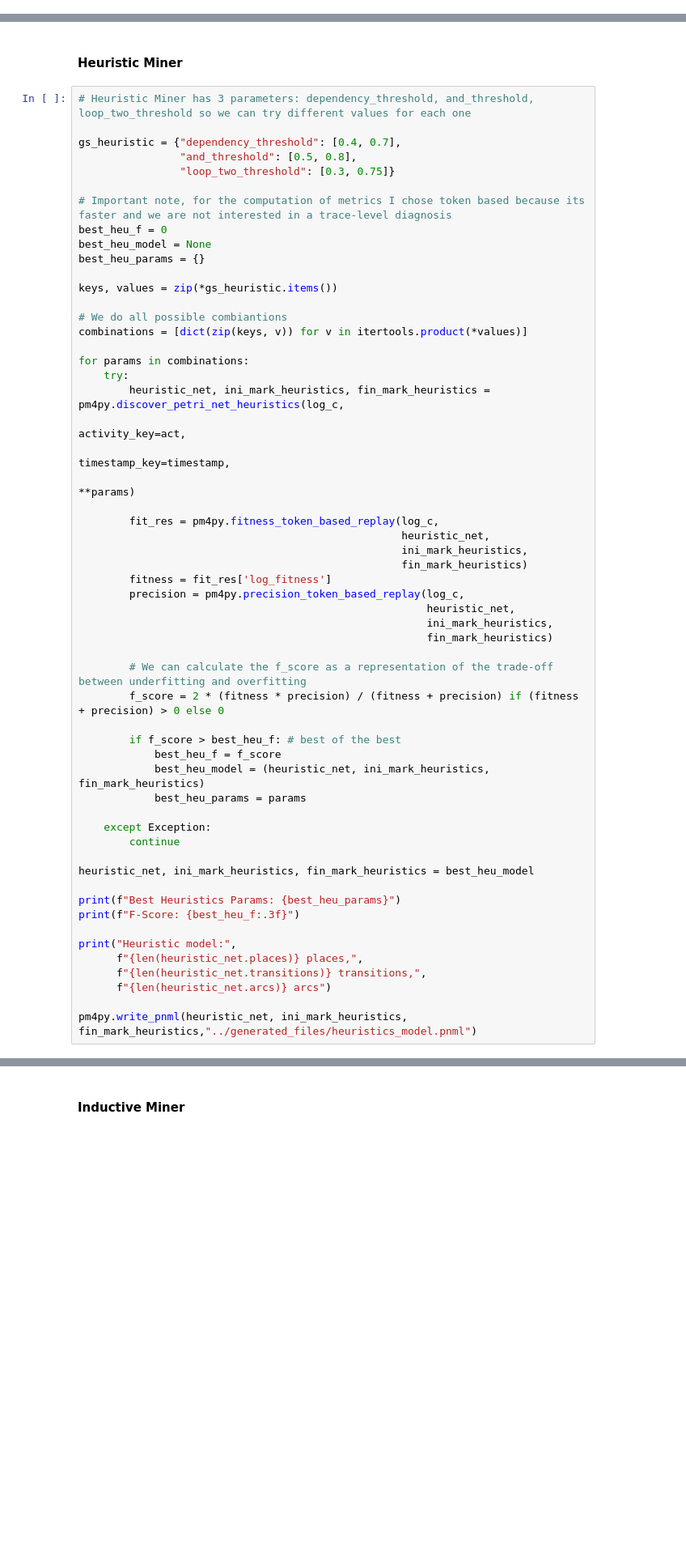
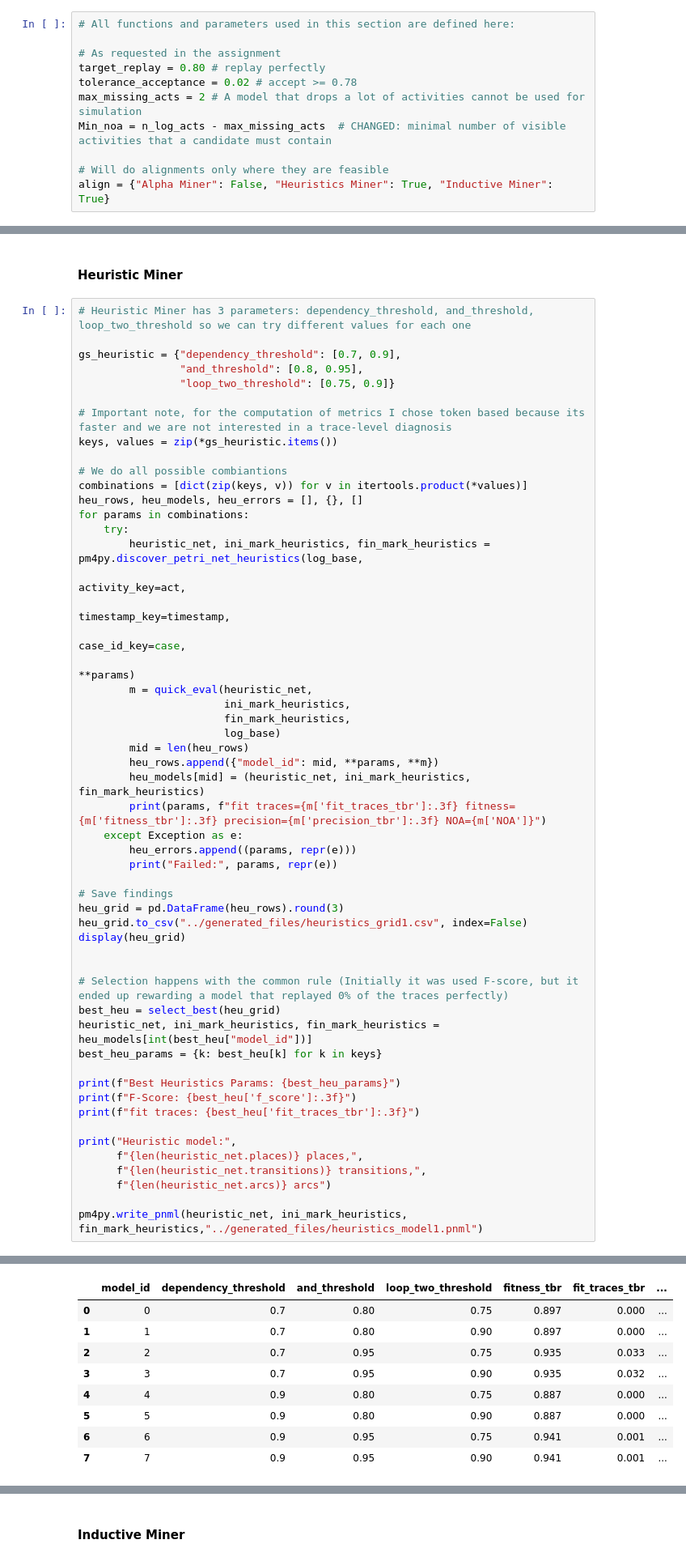
Before and after one commit to M1l3na24/First-Assignment-BPPSO-WS26-27, a Jupyter notebook: notebooks/assignmentI.ipynb, the cells around one changed output, grey strips where cells are left out. Shown at 81% size. Cells and saved outputs as stored; diff of their text form; blank space fills up the shorter version.

Commit message:
Changes in flow of final model

```diff
--- a/notebooks/assignmentI.ipynb
+++ b/notebooks/assignmentI.ipynb
@@ -798,0 +834,11 @@ log_c = log_c.sort_values([case, timestamp], kind="stable")  # NOTE: In case of
+# %%
+# All functions and parameters used in this section are defined here:
+
+# As requested in the assignment
+target_replay = 0.80 # replay perfectly
+tolerance_acceptance = 0.02 # accept >= 0.78
+max_missing_acts = 2 # A model that drops a lot of activities cannot be used for simulation
+Min_noa = n_log_acts - max_missing_acts  # CHANGED: minimal number of visible activities that a candidate must contain
+
+# Will do alignments only where they are feasible
+align = {"Alpha Miner": False, "Heuristics Miner": True, "Inductive Miner": True}
@@ -820,57 +1035,54 @@ Alpha model: 25 places, 24 transitions, 87 arcs
 # %%
 # Heuristic Miner has 3 parameters: dependency_threshold, and_threshold, loop_two_threshold so we can try different values for each one
 
-gs_heuristic = {"dependency_threshold": [0.4, 0.7],
-                "and_threshold": [0.5, 0.8],
-                "loop_two_threshold": [0.3, 0.75]}
+gs_heuristic = {"dependency_threshold": [0.7, 0.9],
+                "and_threshold": [0.8, 0.95],
+                "loop_two_threshold": [0.75, 0.9]}
 
 # Important note, for the computation of metrics I chose token based because its faster and we are not interested in a trace-level diagnosis
-best_heu_f = 0
-best_heu_model = None
-best_heu_params = {}
-
 keys, values = zip(*gs_heuristic.items())
 
 # We do all possible combiantions
 combinations = [dict(zip(keys, v)) for v in itertools.product(*values)]
-
+heu_rows, heu_models, heu_errors = [], {}, []
 for params in combinations:
     try:
-        heuristic_net, ini_mark_heuristics, fin_mark_heuristics = pm4py.discover_petri_net_heuristics(log_c,
+        heuristic_net, ini_mark_heuristics, fin_mark_heuristics = pm4py.discover_petri_net_heuristics(log_base,
                                                                                                       activity_key=act,
                                                                                                       timestamp_key=timestamp,
+                                                                                                      case_id_key=case,
                                                                                                       **params)
+        m = quick_eval(heuristic_net,
+                       ini_mark_heuristics,
+                       fin_mark_heuristics,
+                       log_base)
+        mid = len(heu_rows)
+        heu_rows.append({"model_id": mid, **params, **m})
+        heu_models[mid] = (heuristic_net, ini_mark_heuristics, fin_mark_heuristics)
+        print(params, f"fit traces={m['fit_traces_tbr']:.3f} fitness={m['fitness_tbr']:.3f} precision={m['precision_tbr']:.3f} NOA={m['NOA']}")
+    except Exception as e:
+        heu_errors.append((params, repr(e)))
+        print("Failed:", params, repr(e))
 
-        fit_res = pm4py.fitness_token_based_replay(log_c,
-                                                   heuristic_net,
-                                                   ini_mark_heuristics,
-                                                   fin_mark_heuristics)
-        fitness = fit_res['log_fitness']
-        precision = pm4py.precision_token_based_replay(log_c,
-                                                       heuristic_net,
-                                                       ini_mark_heuristics,
-                                                       fin_mark_heuristics)
+# Save findings
+heu_grid = pd.DataFrame(heu_rows).round(3)
+heu_grid.to_csv("../generated_files/heuristics_grid1.csv", index=False)
+display(heu_grid)
 
-        # We can calculate the f_score as a representation of the trade-off between underfitting and overfitting
-        f_score = 2 * (fitness * precision) / (fitness + precision) if (fitness + precision) > 0 else 0
 
-        if f_score > best_heu_f: # best of the best
-            best_heu_f = f_score
-            best_heu_model = (heuristic_net, ini_mark_heuristics, fin_mark_heuristics)
-            best_heu_params = params
-
-    except Exception:
-        continue
-
-heuristic_net, ini_mark_heuristics, fin_mark_heuristics = best_heu_model
+# Selection happens with the common rule (Initially it was used F-score, but it ended up rewarding a model that replayed 0% of the traces perfectly)
+best_heu = select_best(heu_grid)
+heuristic_net, ini_mark_heuristics, fin_mark_heuristics = heu_models[int(best_heu["model_id"])]
+best_heu_params = {k: best_heu[k] for k in keys}
 
 print(f"Best Heuristics Params: {best_heu_params}")
-print(f"F-Score: {best_heu_f:.3f}")
+print(f"F-Score: {best_heu['f_score']:.3f}")
+print(f"fit traces: {best_heu['fit_traces_tbr']:.3f}")
 
 print("Heuristic model:",
       f"{len(heuristic_net.places)} places,",
       f"{len(heuristic_net.transitions)} transitions,",
       f"{len(heuristic_net.arcs)} arcs")
 
-pm4py.write_pnml(heuristic_net, ini_mark_heuristics, fin_mark_heuristics,"../generated_files/heuristics_model.pnml")
+pm4py.write_pnml(heuristic_net, ini_mark_heuristics, fin_mark_heuristics,"../generated_files/heuristics_model1.pnml")
 # %% [output]
@@ -879,0 +1097,9 @@ Heuristic model: 48 places, 97 transitions, 217 arcs
+|  | model_id | dependency_threshold | and_threshold | loop_two_threshold | fitness_tbr | fit_traces_tbr | ... |
+| 0 | 0 | 0.7 | 0.80 | 0.75 | 0.897 | 0.000 | ... |
+| 1 | 1 | 0.7 | 0.80 | 0.90 | 0.897 | 0.000 | ... |
+| 2 | 2 | 0.7 | 0.95 | 0.75 | 0.935 | 0.033 | ... |
+| 3 | 3 | 0.7 | 0.95 | 0.90 | 0.935 | 0.032 | ... |
+| 4 | 4 | 0.9 | 0.80 | 0.75 | 0.887 | 0.000 | ... |
+| 5 | 5 | 0.9 | 0.80 | 0.90 | 0.887 | 0.000 | ... |
+| 6 | 6 | 0.9 | 0.95 | 0.75 | 0.941 | 0.001 | ... |
+| 7 | 7 | 0.9 | 0.95 | 0.90 | 0.941 | 0.001 | ... |
```
Also changed, not shown: parts of 46 cells of this notebook, 4 other files.
